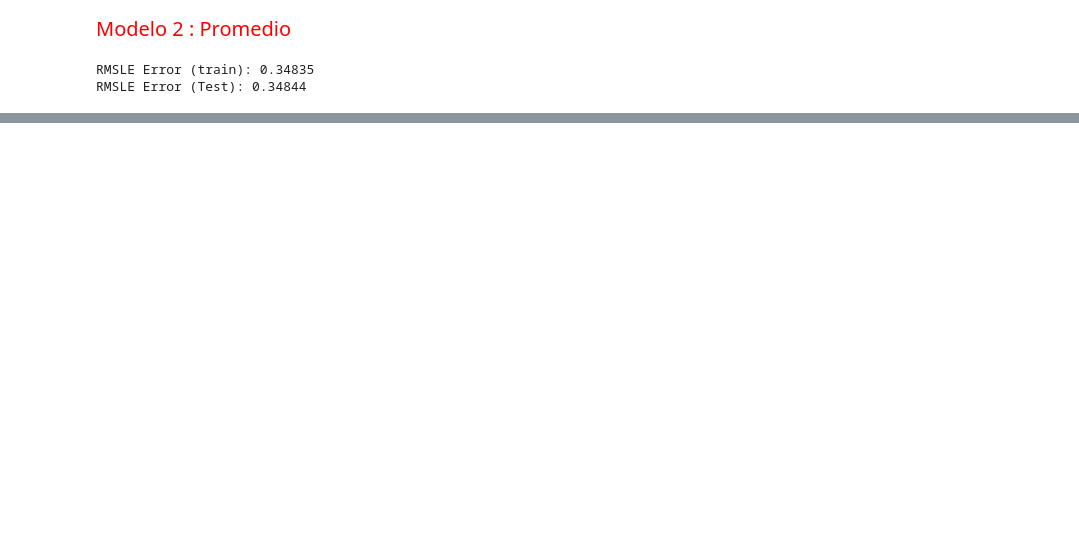
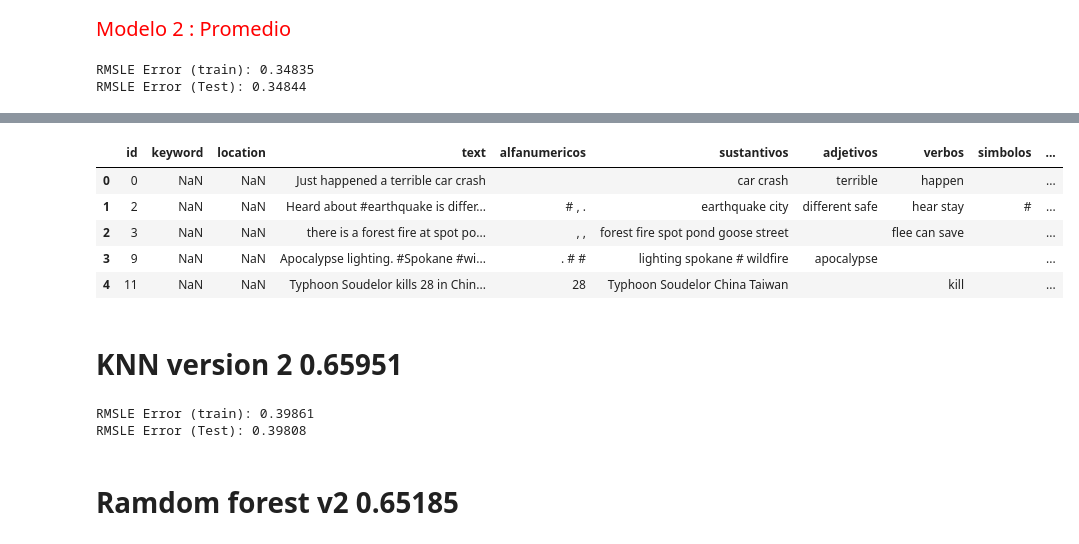
Before and after one commit to bobadillagerman/75.06-Datos-TP2-2020, a Jupyter notebook: TP2-MachineLearning-Giova.ipynb, the cells around one changed output, grey strips where cells are left out. Drawn from its saved outputs; the diff is of its cells as text; code cells hidden in the pictures; blank space fills up the shorter version.

```diff
--- a/TP2-MachineLearning-Giova.ipynb
+++ b/TP2-MachineLearning-Giova.ipynb
@@ -141,0 +520,47 @@ EXPORTAR(dummy_mean,r'.\Dummy_promedio_pred.csv')
+# %%
+test_v3 = AGREGAR_FEATURE_PALABRAS(test_v2)
+test_v3.head()
+# %% [output]
+|  | id | keyword | location | text | alfanumericos | sustantivos | adjetivos | verbos | simbolos | ... |
+| 0 | 0 | NaN | NaN | Just happened a terrible car crash |  | car crash | terrible | happen |  | ... |
+| 1 | 2 | NaN | NaN | Heard about #earthquake is differ... | # , . | earthquake city | different safe | hear stay | # | ... |
+| 2 | 3 | NaN | NaN | there is a forest fire at spot po... | , , | forest fire spot pond goose street |  | flee can save |  | ... |
+| 3 | 9 | NaN | NaN | Apocalypse lighting. #Spokane #wi... | . # # | lighting spokane # wildfire | apocalypse |  |  | ... |
+| 4 | 11 | NaN | NaN | Typhoon Soudelor kills 28 in Chin... | 28 | Typhoon Soudelor China Taiwan |  | kill |  | ... |
+# %% [markdown]
+# KNN version 2  0.65951
+# %%
+from sklearn.neighbors import NearestCentroid
+from sklearn.neighbors import KNeighborsClassifier
+
+neigh = KNeighborsClassifier(n_neighbors=50,algorithm='brute',metric = 'euclidean' )
+
+X = train_v3[[
+    'cant_verbos',
+    'cant_adjetivos',
+    'cant_sustantivos',
+    'cant_simbolos',
+    'cant_alfanumericos',
+    'cant_palabras',
+    'longitud_texto',
+    'fire',
+    'LIKE',
+    'bomb',
+    'signopregunta'
+
+]]
+y = train_v3['target']
+X_train, X_test, y_train, y_test = train_test_split(X, y, test_size=0.25, random_state=1)
+
+clf = neigh.fit(X_train, y_train)
+
+pred = clf.predict(X_test)
+
+dummy_rmsle_train = RMSLE(y_train, clf.predict(X_train) )
+dummy_rmsle = RMSLE(y_test, clf.predict(X_test))
+
+print(f"RMSLE Error (train): {dummy_rmsle_train:.5f}")
+print(f"RMSLE Error (Test): {dummy_rmsle:.5f}")
+# %% [output]
+RMSLE Error (train): 0.39861
+RMSLE Error (Test): 0.39808
@@ -141,0 +587,2 @@ EXPORTAR(dummy_mean,r'.\Dummy_promedio_pred.csv')
+# %% [markdown]
+# Ramdom forest v2 0.65185
```
Also changed, not shown: parts of 64 cells of this notebook.
